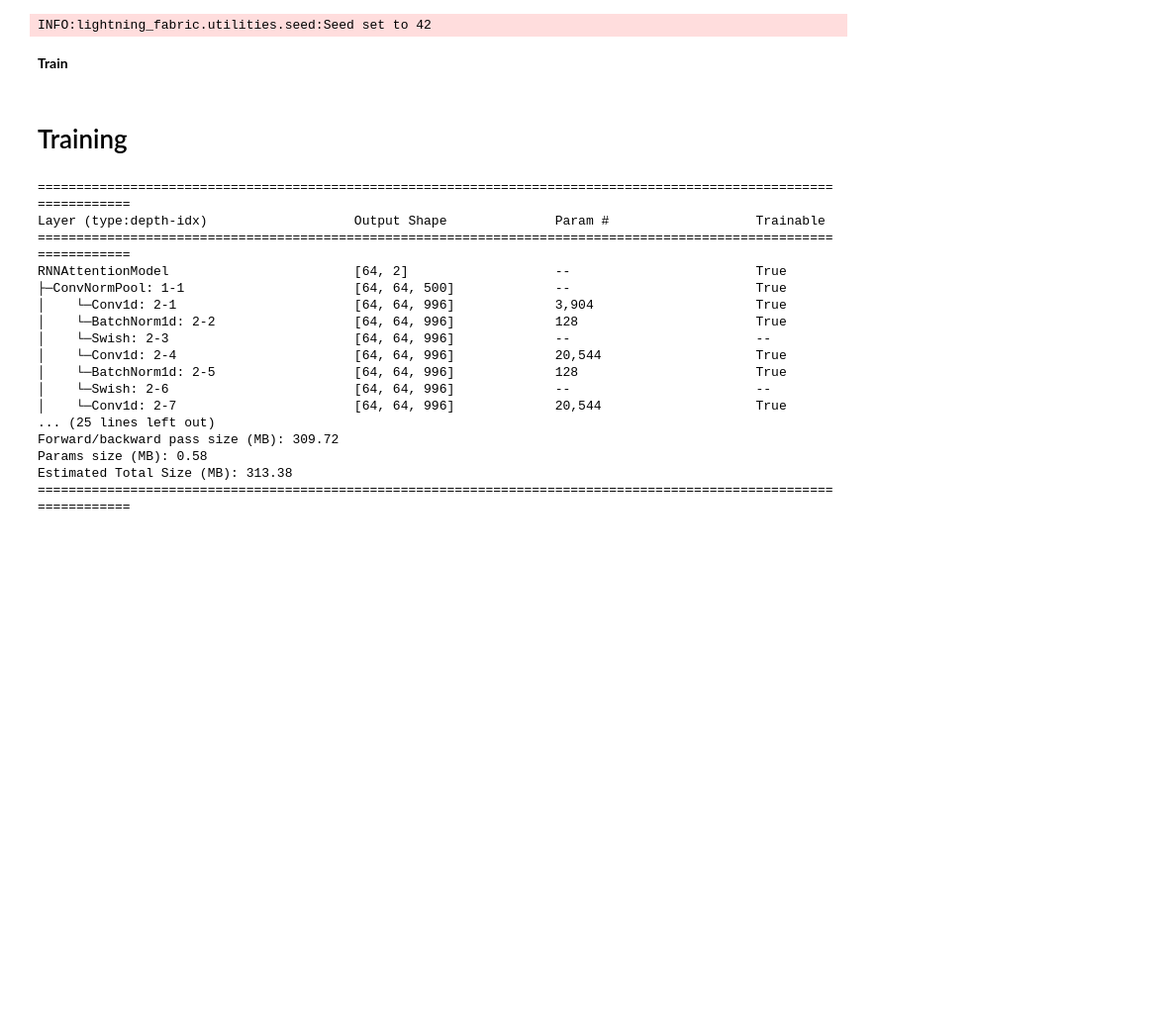
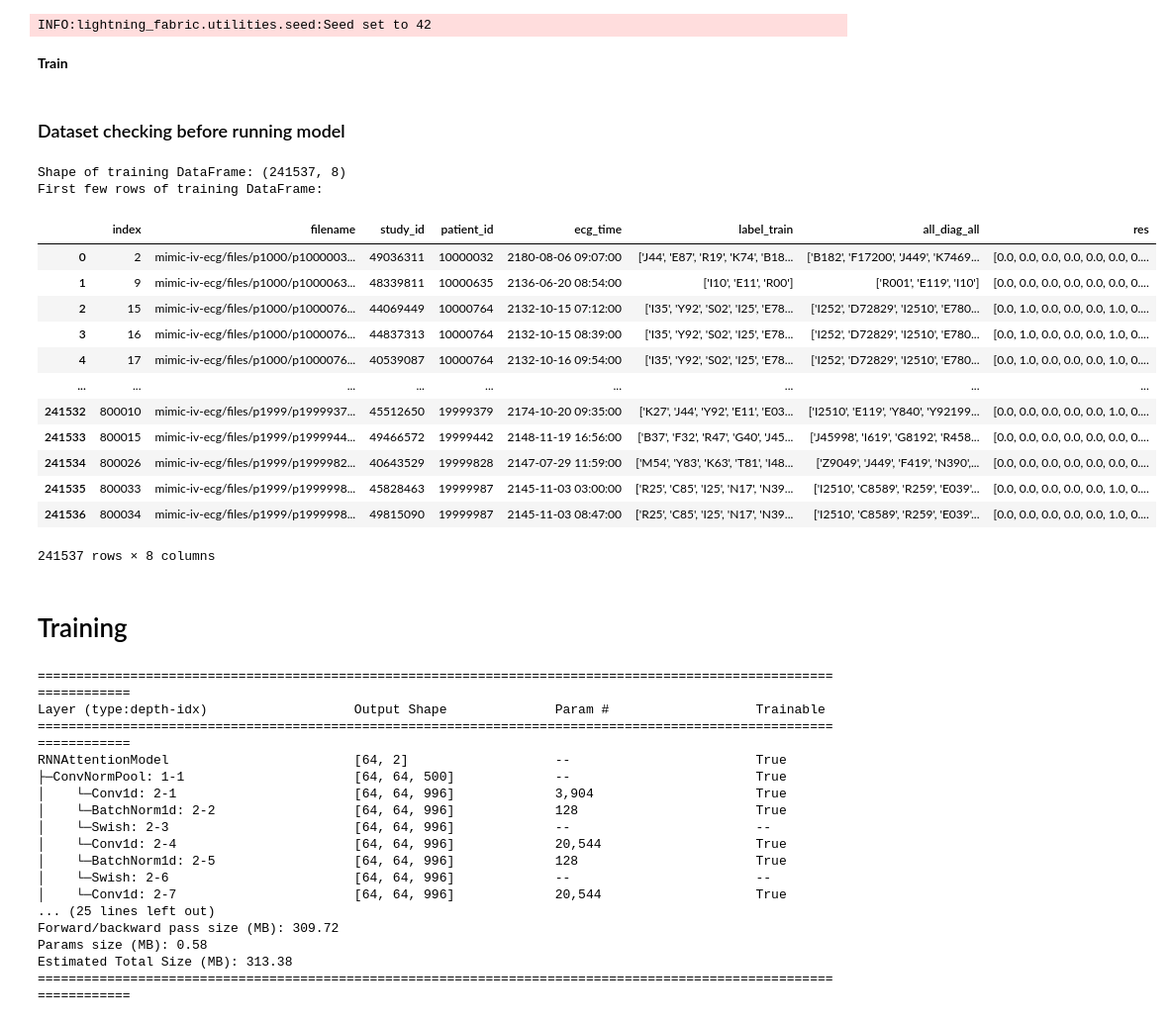
Before and after one commit to Zfeng0207/FIT3199-FYP, a Jupyter notebook: multi-label-baseline-model.ipynb, the cells around one changed output. Shown: that part at 99% size. Cells and saved outputs as stored; diff of their text form; code cells hidden in the pictures; blank space fills up the shorter version.

Commit message:
corrected labeling problem

```diff
--- a/multi-label-baseline-model.ipynb
+++ b/multi-label-baseline-model.ipynb
@@ -15,10 +16,0 @@ os.chdir('/content/drive/MyDrive/Colab Notebooks/ECG-MIMIC-main')
-# %%
-def multihot_encode(diagnoses, icd_codes):
-    num_classes = len(icd_codes)
-    res = np.zeros(num_classes, dtype=np.float32)
-    for diag in diagnoses:
-        for i, code in enumerate(icd_codes):  # Iterate through icd_codes with index
-            if diag.startswith(code):
-                res[i] = 1
-                break
-    return res
@@ -64,0 +63,18 @@ See the caveats in the documentation: https://pandas.pydata.org/pandas-docs/stab
+# %%
+df_labels =  df_full[["filename",
+            "study_id",
+            "patient_id",
+            "ecg_time",
+            "label_train",
+            "all_diag_all"]]
+
+target_icd_codes = (
+"I20", "I21", "I22", "I23", "I24", "I25", "I42", "E87", "I48", "I44", "I45", "E11", "J44", "J45"
+)
+
+# this is not working correctly fix this!
+df_labels['res'] = df_labels['label_train'].apply(lambda diagnoses: multihot_encode(diagnoses, target_icd_codes))
+
+# df_labels['stroke_yn'] = df_labels['res'].apply(lambda x: 1 if 1 in x else 0)
+
+df_labels = df_labels[df_labels['res'].apply(lambda x: len(x) > 0)]
@@ -262,7 +279,7 @@ class ECGDataset(Dataset):
         length = self.lengths[actual_idx]
 
         signal = self.ecg_data[start_idx:start_idx + length, :]
-        # signal = (signal - signal.mean(axis=0)) / (signal.std(axis=0) + 1e-6)
+        signal = (signal - signal.mean(axis=0)) / (signal.std(axis=0) + 1e-6)
 
         # Reshape to [length, 12]
         signal = signal.T
@@ -274,6 +291,9 @@ class ECGDataset(Dataset):
         return signal, label
 # %% [markdown]
 # Data Module
+# %%
+def keep_if_multiple_labels(label_array):
+    return np.sum(label_array) >= 1
 # %%
 import pytorch_lightning as pl
 from torch.utils.data import DataLoader
@@ -813,5 +919,33 @@ INFO:lightning_fabric.utilities.seed:Seed set to 42
 # %tensorboard --logdir=lightning_logs
 # %% [markdown]
 **Train**
+# %% [markdown]
+### Dataset checking before running model
+# %%
+# Assuming dm is your ECGDataModule instance
+training_df = dm.filtered_df
+
+# Inspect the shape
+print("Shape of training DataFrame:", training_df.shape)
+
+# Display a few rows
+print("First few rows of training DataFrame:")
+display(training_df)
+# %% [output]
+Shape of training DataFrame: (241537, 8)
+First few rows of training DataFrame:
+|  | index | filename | study_id | patient_id | ecg_time | label_train | all_diag_all | res |
+| 0 | 2 | mimic-iv-ecg/files/p1000/p1000003... | 49036311 | 10000032 | 2180-08-06 09:07:00 | ['J44', 'E87', 'R19', 'K74', 'B18... | ['B182', 'F17200', 'J449', 'K7469... | [0.0, 0.0, 0.0, 0.0, 0.0, 0.0, 0.... |
+| 1 | 9 | mimic-iv-ecg/files/p1000/p1000063... | 48339811 | 10000635 | 2136-06-20 08:54:00 | ['I10', 'E11', 'R00'] | ['R001', 'E119', 'I10'] | [0.0, 0.0, 0.0, 0.0, 0.0, 0.0, 0.... |
+| 2 | 15 | mimic-iv-ecg/files/p1000/p1000076... | 44069449 | 10000764 | 2132-10-15 07:12:00 | ['I35', 'Y92', 'S02', 'I25', 'E78... | ['I252', 'D72829', 'I2510', 'E780... | [0.0, 1.0, 0.0, 0.0, 0.0, 1.0, 0.... |
+| 3 | 16 | mimic-iv-ecg/files/p1000/p1000076... | 44837313 | 10000764 | 2132-10-15 08:39:00 | ['I35', 'Y92', 'S02', 'I25', 'E78... | ['I252', 'D72829', 'I2510', 'E780... | [0.0, 1.0, 0.0, 0.0, 0.0, 1.0, 0.... |
+| 4 | 17 | mimic-iv-ecg/files/p1000/p1000076... | 40539087 | 10000764 | 2132-10-16 09:54:00 | ['I35', 'Y92', 'S02', 'I25', 'E78... | ['I252', 'D72829', 'I2510', 'E780... | [0.0, 1.0, 0.0, 0.0, 0.0, 1.0, 0.... |
+| ... | ... | ... | ... | ... | ... | ... | ... | ... |
+| 241532 | 800010 | mimic-iv-ecg/files/p1999/p1999937... | 45512650 | 19999379 | 2174-10-20 09:35:00 | ['K27', 'J44', 'Y92', 'E11', 'E03... | ['I2510', 'E119', 'Y840', 'Y92199... | [0.0, 0.0, 0.0, 0.0, 0.0, 1.0, 0.... |
+| 241533 | 800015 | mimic-iv-ecg/files/p1999/p1999944... | 49466572 | 19999442 | 2148-11-19 16:56:00 | ['B37', 'F32', 'R47', 'G40', 'J45... | ['J45998', 'I619', 'G8192', 'R458... | [0.0, 0.0, 0.0, 0.0, 0.0, 0.0, 0.... |
+| 241534 | 800026 | mimic-iv-ecg/files/p1999/p1999982... | 40643529 | 19999828 | 2147-07-29 11:59:00 | ['M54', 'Y83', 'K63', 'T81', 'I48... | ['Z9049', 'J449', 'F419', 'N390',... | [0.0, 0.0, 0.0, 0.0, 0.0, 0.0, 0.... |
+| 241535 | 800033 | mimic-iv-ecg/files/p1999/p1999998... | 45828463 | 19999987 | 2145-11-03 03:00:00 | ['R25', 'C85', 'I25', 'N17', 'N39... | ['I2510', 'C8589', 'R259', 'E039'... | [0.0, 0.0, 0.0, 0.0, 0.0, 1.0, 0.... |
+| 241536 | 800034 | mimic-iv-ecg/files/p1999/p1999998... | 49815090 | 19999987 | 2145-11-03 08:47:00 | ['R25', 'C85', 'I25', 'N17', 'N39... | ['I2510', 'C8589', 'R259', 'E039'... | [0.0, 0.0, 0.0, 0.0, 0.0, 1.0, 0.... |
+241537 rows × 8 columns
 # %% [markdown]
 # Training
```
Also changed, not shown: parts of 25 cells of this notebook.
